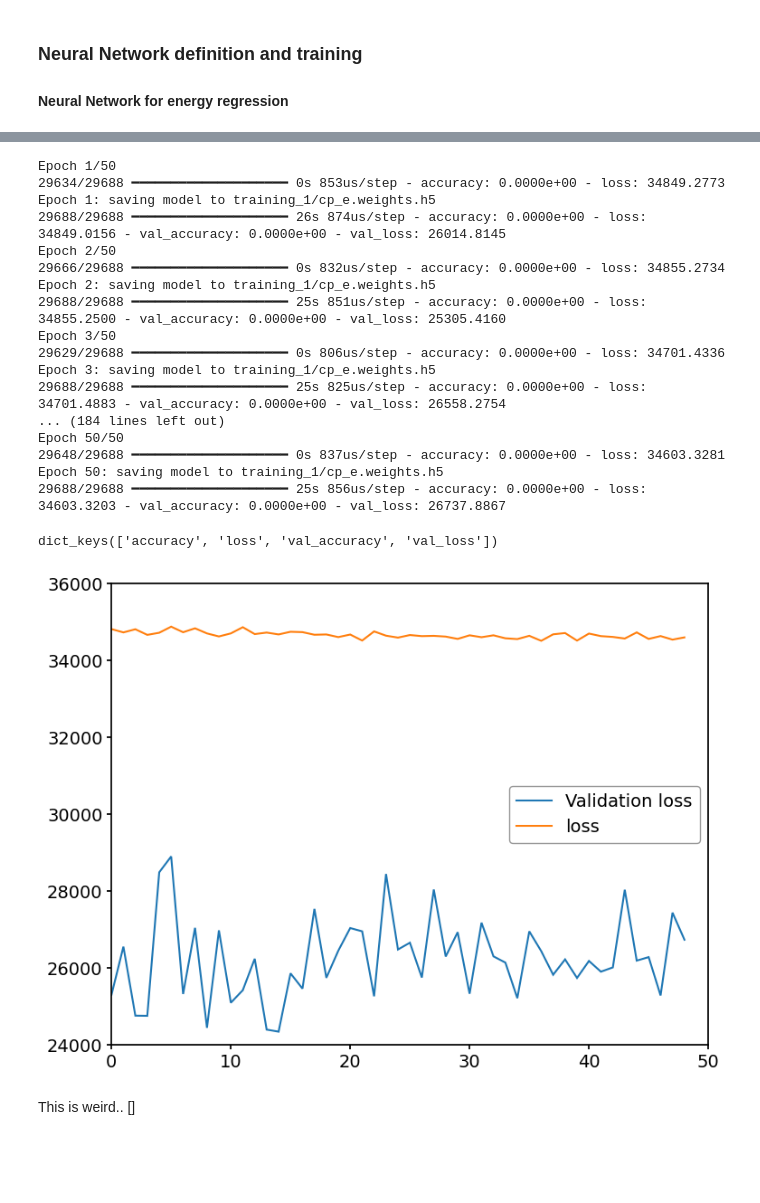
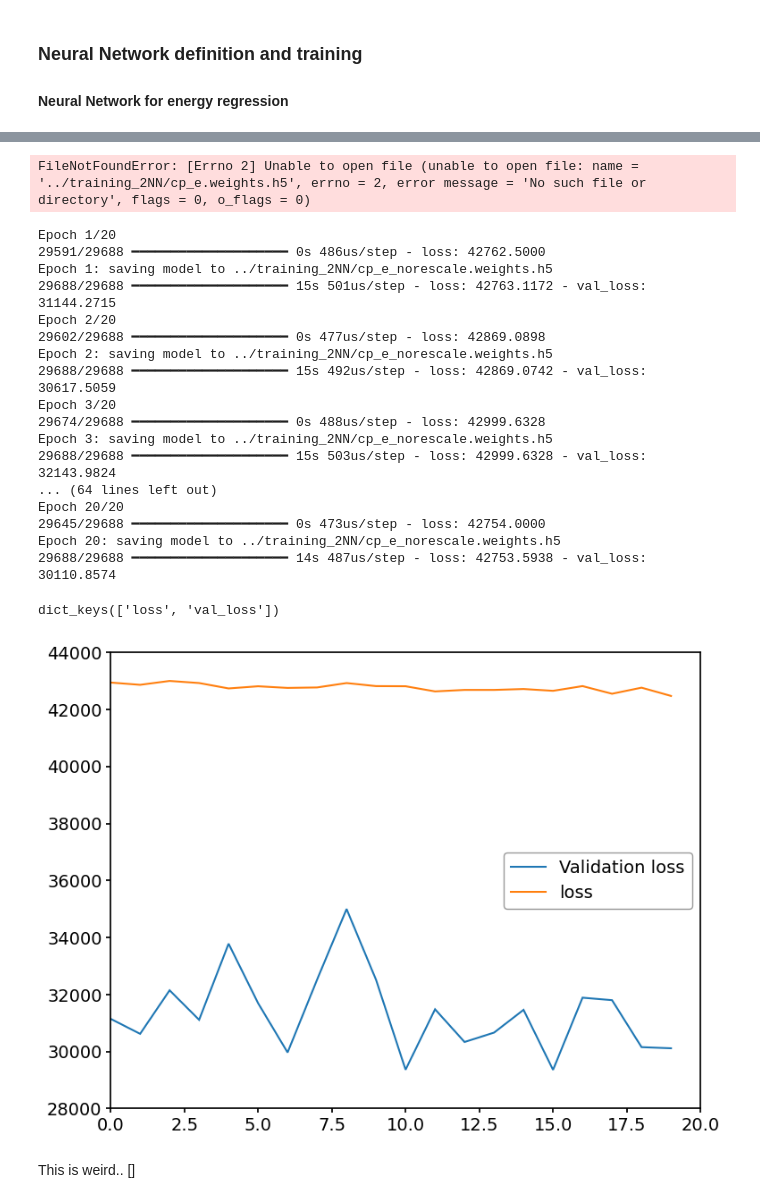
Before and after one commit to chiaratomaiuolo/xrayreco, a Jupyter notebook: xrayreco/bin/nn_2_attempt.ipynb, the cells around one changed output, grey strips where cells are left out. Cells and saved outputs as stored; diff of their text form; code cells hidden in the pictures; blank space fills up the shorter version.

```diff
--- a/xrayreco/bin/nn_2_attempt.ipynb
+++ b/xrayreco/bin/nn_2_attempt.ipynb
@@ -24,7 +26,7 @@ In the following, we will use a simulation where the electronic noise of every p
 # %%
 # Loading an hexsample simulation and storing its content into an Xraydata object
 # The following simulation is a simulation with no electronic noise.
-file_path = '/Users/chiara/hexsampledata/hxsim_0ENC.h5'
+file_path = '/Users/chiara/hexsampledata/hxsim_20ENC.h5'
 # Creating an istance of the class Xraydata that contains the data preprocessing methods
 data = Xraydata(file_path)
 # %% [output]
@@ -107,21 +114,18 @@ Text(0.5, 0, 'y displacement from the center of the central signal pixel [cm]')
 # %%
 # Creating the FFNN models. One for energy regression, one for position regression
-
 # define NN model, compile and train
 model_e = Sequential([
                     Flatten(input_shape=(7,3)),
                     BatchNormalization(),
-                    Dense(64, activation='relu'),
-                    Dense(256, activation='relu'),
-                    Dense(128, activation='relu'),
-                    Dense(64, activation='relu'),
-                    Dense(32, activation='relu'),
+                    Dense(20, activation='relu'),
+                    Dense(50, activation='relu'),
+                    Dense(50, activation='relu'),
+                    Dense(50, activation='relu'),
+                    Dense(10, activation='relu'),
                     Dense(1, activation='linear')
                     ])
 
-model_e.compile(optimizer='adam',
-                  loss='MSE',
-                  metrics=['accuracy'])
+model_e.compile(optimizer='adam', loss='MSE',)
 
 model_e.summary()
 # %% [output]
@@ -151,46 +155,47 @@ Model: "sequential"
  Non-trainable params: 42 (168.00 B)
 # %%
 # Loading the last model weights if already trained at least once
-checkpoint_path = "training_1/cp_e.weights.h5"
+checkpoint_path = "../training_2NN/cp_e.weights.h5"
 model_e.load_weights(checkpoint_path)
+# %% [output]
+FileNotFoundError: [Errno 2] Unable to open file (unable to open file: name = '../training_2NN/cp_e.weights.h5', errno = 2, error message = 'No such file or directory', flags = 0, o_flags = 0)
 # %%
 # Defining the path and directory for checkpoints that save the model's weights.
-checkpoint_path = "training_1/cp_e.weights.h5"
+checkpoint_path = "../training_2NN/cp_e_norescale.weights.h5"
 checkpoint_dir = os.path.dirname(checkpoint_path)
 
 # Create a callback that saves the model's weights
 cp_callback = ModelCheckpoint(filepath=checkpoint_path, save_weights_only=True, verbose=1)
 
 #Training the NN for energy regression
-history_e = model_e.fit(input_data, target_data[:,0], validation_split=0.05, epochs=50, callbacks=[cp_callback])
-#done by now 150 epochs
+history_e = model_e.fit(input_data, target_data[:,0], validation_split=0.05, epochs=20, callbacks=[cp_callback])
 # %% [output]
-Epoch 1/50
-29634/29688 ━━━━━━━━━━━━━━━━━━━━ 0s 853us/step - accuracy: 0.0000e+00 - loss: 34849.2773
-Epoch 1: saving model to training_1/cp_e.weights.h5
-29688/29688 ━━━━━━━━━━━━━━━━━━━━ 26s 874us/step - accuracy: 0.0000e+00 - loss: 34849.0156 - val_accuracy: 0.0000e+00 - val_loss: 26014.8145
-Epoch 2/50
-29666/29688 ━━━━━━━━━━━━━━━━━━━━ 0s 832us/step - accuracy: 0.0000e+00 - loss: 34855.2734
-Epoch 2: saving model to training_1/cp_e.weights.h5
-29688/29688 ━━━━━━━━━━━━━━━━━━━━ 25s 851us/step - accuracy: 0.0000e+00 - loss: 34855.2500 - val_accuracy: 0.0000e+00 - val_loss: 25305.4160
-Epoch 3/50
-29629/29688 ━━━━━━━━━━━━━━━━━━━━ 0s 806us/step - accuracy: 0.0000e+00 - loss: 34701.4336
-Epoch 3: saving model to training_1/cp_e.weights.h5
-29688/29688 ━━━━━━━━━━━━━━━━━━━━ 25s 825us/step - accuracy: 0.0000e+00 - loss: 34701.4883 - val_accuracy: 0.0000e+00 - val_loss: 26558.2754
-... (184 lines left out)
-Epoch 50/50
-29648/29688 ━━━━━━━━━━━━━━━━━━━━ 0s 837us/step - accuracy: 0.0000e+00 - loss: 34603.3281
-Epoch 50: saving model to training_1/cp_e.weights.h5
-29688/29688 ━━━━━━━━━━━━━━━━━━━━ 25s 856us/step - accuracy: 0.0000e+00 - loss: 34603.3203 - val_accuracy: 0.0000e+00 - val_loss: 26737.8867
+Epoch 1/20
+29591/29688 ━━━━━━━━━━━━━━━━━━━━ 0s 486us/step - loss: 42762.5000
+Epoch 1: saving model to ../training_2NN/cp_e_norescale.weights.h5
+29688/29688 ━━━━━━━━━━━━━━━━━━━━ 15s 501us/step - loss: 42763.1172 - val_loss: 31144.2715
+Epoch 2/20
+29602/29688 ━━━━━━━━━━━━━━━━━━━━ 0s 477us/step - loss: 42869.0898
+Epoch 2: saving model to ../training_2NN/cp_e_norescale.weights.h5
+29688/29688 ━━━━━━━━━━━━━━━━━━━━ 15s 492us/step - loss: 42869.0742 - val_loss: 30617.5059
+Epoch 3/20
+29674/29688 ━━━━━━━━━━━━━━━━━━━━ 0s 488us/step - loss: 42999.6328
+Epoch 3: saving model to ../training_2NN/cp_e_norescale.weights.h5
+29688/29688 ━━━━━━━━━━━━━━━━━━━━ 15s 503us/step - loss: 42999.6328 - val_loss: 32143.9824
+... (64 lines left out)
+Epoch 20/20
+29645/29688 ━━━━━━━━━━━━━━━━━━━━ 0s 473us/step - loss: 42754.0000
+Epoch 20: saving model to ../training_2NN/cp_e_norescale.weights.h5
+29688/29688 ━━━━━━━━━━━━━━━━━━━━ 14s 487us/step - loss: 42753.5938 - val_loss: 30110.8574
 # %%
 print(history_e.history.keys())
-plt.plot(history_e.history['val_loss'][1:], label='Validation loss')
-plt.plot(history_e.history['loss'][1:], label='loss')
+plt.plot(history_e.history['val_loss'], label='Validation loss')
+plt.plot(history_e.history['loss'], label='loss')
 plt.legend()
 plt.show()
 # %% [output]
-dict_keys(['accuracy', 'loss', 'val_accuracy', 'val_loss'])
+dict_keys(['loss', 'val_loss'])
-[figure, old version]
+[figure, new version]
 # %% [markdown]
 This is weird.. []
 # %% [markdown]
```
Also changed, not shown: parts of 76 cells of this notebook, 2 other files.
